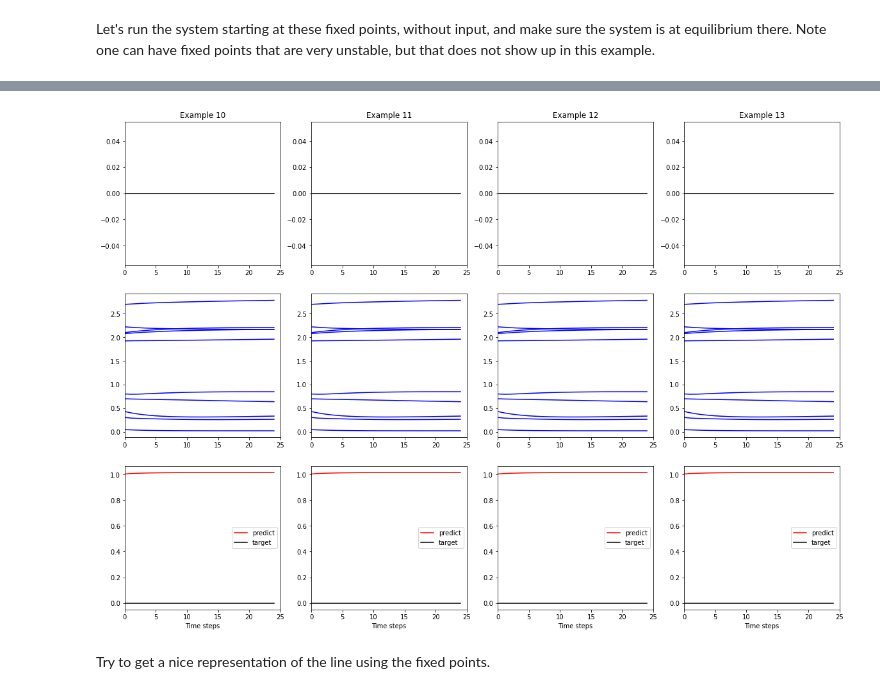
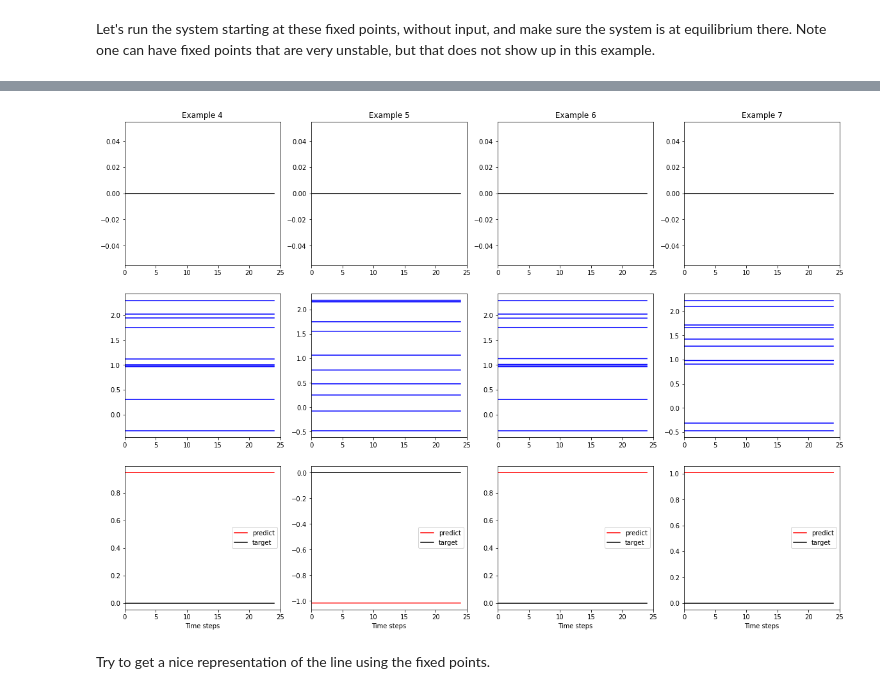
Before and after one commit to brainpy/examples, a Jupyter notebook: recurrent_networks/fixed_points_finder.ipynb, the cells around one changed output, grey strips where cells are left out. Drawn from its saved outputs; the diff is of its cells as text; code cells hidden in the pictures.

```diff
--- a/recurrent_networks/fixed_points_finder.ipynb
+++ b/recurrent_networks/fixed_points_finder.ipynb
@@ -237,9 +250,9 @@ class GRU(bp.DynamicalSystem):
 
   def cell(self, h, x):
     r = bm.sigmoid(x @ self.w_ir + h @ self.w_hr + self.br)
-    z = bm.sigmoid(x @ self.w_iz + h @ self.w_hz + self.bz + self.forget_bias)
+    z = bm.sigmoid(x @ self.w_iz + h @ self.w_hz + self.bz)
     a = bm.tanh(x @ self.w_ia + (r * h) @ self.w_ha + self.ba)
-    return z * h + (1. - z) * a
+    return (1. - z) * h + z * a
 
   def readout(self, h):
     return h @ self.w_ro + self.b_ro
@@ -253,7 +266,7 @@ class GRU(bp.DynamicalSystem):
 
   def predict(self, xs):
     self.h[:] = self.h0
-    f = bm.easy_scan(self.make_update(self.h, self.o),
+    f = bm.make_loop(self.make_update(self.h, self.o),
                      dyn_vars=self.vars().unique(),
                      out_vars=[self.h, self.o])
     return f(xs)
@@ -276,5 +287,5 @@ plot_params(net)
 # %%
-lr = bm.optimizers.exponential_decay(lr=0.04, decay_steps=1, decay_rate=0.9999)
+lr = bm.optimizers.ExponentialDecay(lr=0.04, decay_steps=1, decay_rate=0.9999)
 optimizer = bm.optimizers.Adam(lr=lr, train_vars=net.train_vars(), eps=1e-1)
 
 
@@ -401,0 +392,14 @@ Sorting fixed points with slowest speed first.
+# %%
+finder = bp.analysis.numeric.FixedPointFinder(
+  f_cell=f_cell,
+  f_type='F',
+  tol_outlier=.1,
+  tol_opt=5e-7,
+  tol_speed=1e-7,
+  tol_unique=0.0005,
+  opt_setting=dict(method=bm.optimizers.Adam,
+                   lr=bm.optimizers.ExponentialDecay(0.2, 1, 0.9999),
+                   eps=1e-8),
+  num_opt_batch=400,
+)
+fps, fp_losses, keep_ids, opt_losses = finder.find_fixed_points(candidates=fp_candidates)
@@ -420,17 +446,17 @@ plt.show()
 # %% [markdown]
 Let's run the system starting at these fixed points, without input, and make sure the system is at equilibrium there. Note one can have fixed points that are very unstable, but that does not show up in this example.
 # %%
-num_example = 4
+# num_example = len(fps)
+# idxs = np.random.randint(0, len(fps), num_example)
+# check_h = bm.Variable(fps[idxs])
+
+num_example = len(fps)
 idxs = np.random.randint(0, len(fps), num_example)
-check_h = bm.Variable(fps[idxs])
+check_h = bm.Variable(fps)
 check_o = bm.Variable(bm.zeros((num_example, net.num_output)))
 
-f_check_update = bm.easy_scan(net.make_update(check_h, check_o),
-                              dyn_vars=[net.w_ir, net.w_hr, net.br,
-                                        net.w_iz, net.w_hz, net.bz,
-                                        net.w_ia, net.w_ha, net.ba,
-                                        net.w_ro, net.b_ro,
-                                        check_h, check_o],
+f_check_update = bm.make_loop(net.make_update(check_h, check_o),
+                              dyn_vars=list(net.vars().values()) + [check_h, check_o],
                               out_vars=[check_h, check_o])
 
 _ins = bm.zeros((num_step, num_example, net.num_input))
@@ -444,8 +470,8 @@ plot_examples(num_step, inputs=_ins, targets=_outs, outputs=slow_outputs,
 # %%
 plot_examples(num_step, inputs=_ins, targets=_outs, outputs=slow_outputs,
-              hiddens=slow_hiddens, num_example=num_example, start_id=10)
+              hiddens=slow_hiddens, num_example=4, start_id=4)
 # %% [output]
-[figure, old version]
+[figure, new version]
 # %% [markdown]
 Try to get a nice representation of the line using the fixed points.
 # %%
```
Also changed, not shown: parts of 42 cells of this notebook, 47 other files.
